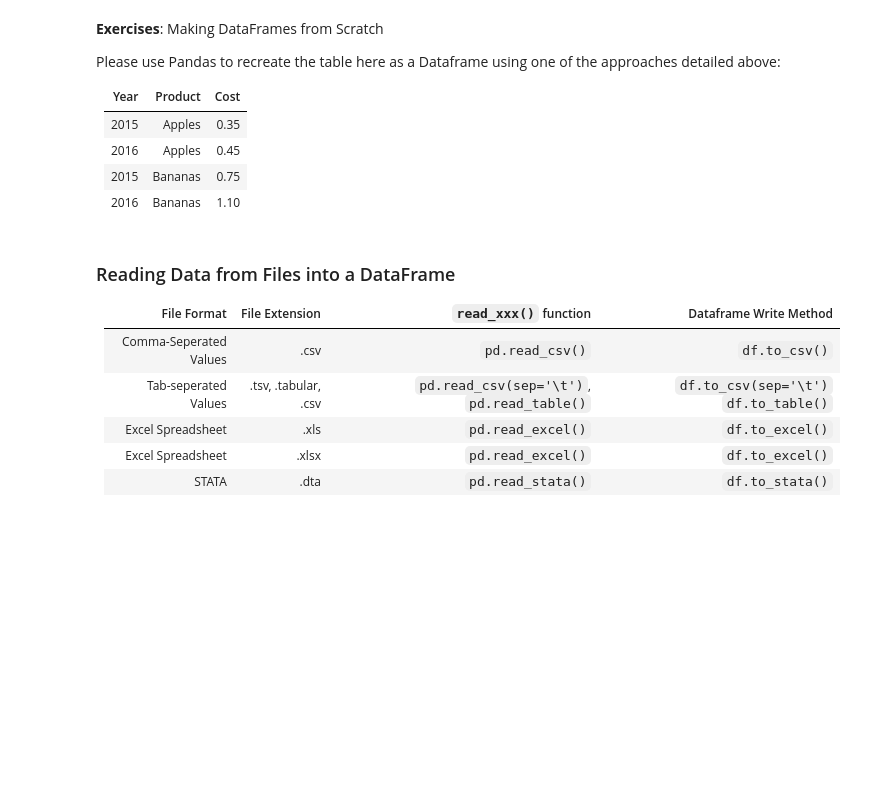
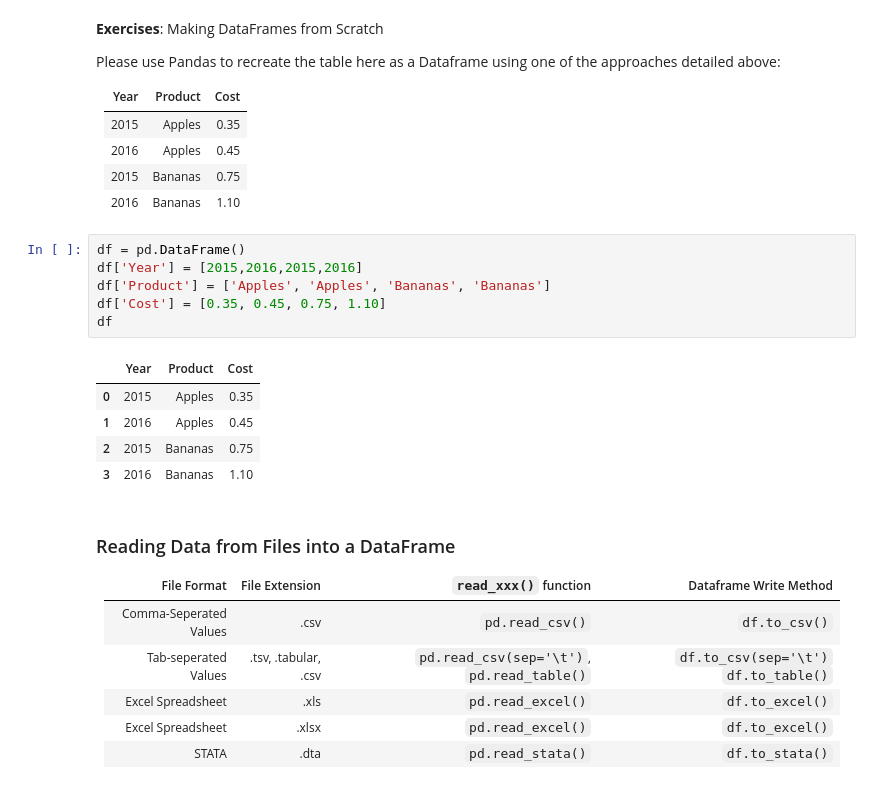
Before and after one commit to Tolak-Raj/Materials, a Jupyter notebook: day8_dict_df.ipynb, the cells around one changed output. Drawn from its saved outputs; the diff is of its cells as text; blank space fills up the shorter version.

```diff
--- a/day8_dict_df.ipynb
+++ b/day8_dict_df.ipynb
@@ -158,6 +230,18 @@ Please use Pandas to recreate the table here as a Dataframe using one of the app
 | 2016 | Apples  | 0.45 |
 | 2015 | Bananas | 0.75 |
 | 2016 | Bananas | 1.10 |
+# %%
+df = pd.DataFrame()
+df['Year'] = [2015,2016,2015,2016]
+df['Product'] = ['Apples', 'Apples', 'Bananas', 'Bananas']
+df['Cost'] = [0.35, 0.45, 0.75, 1.10]
+df
+# %% [output]
+|  | Year | Product | Cost |
+| 0 | 2015 | Apples | 0.35 |
+| 1 | 2016 | Apples | 0.45 |
+| 2 | 2015 | Bananas | 0.75 |
+| 3 | 2016 | Bananas | 1.10 |
 # %% [markdown]
 ### Reading Data from Files into a DataFrame
 
```
Also changed, not shown: parts of 25 cells of this notebook, 2 other files.
